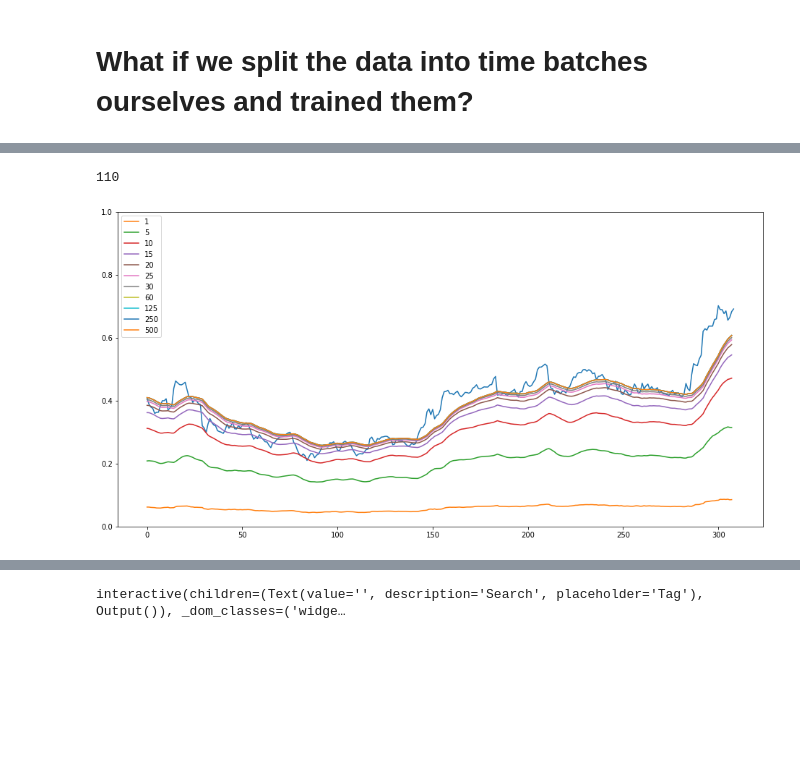
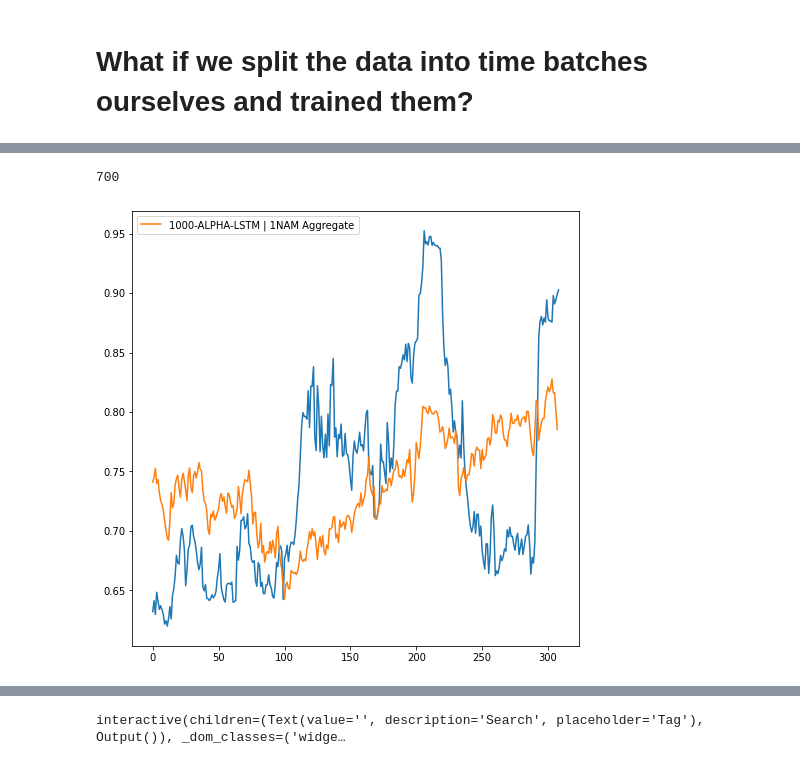
Before and after one commit to maxoflife-student/TAMU-ECEN-404-IFPTSND, a Jupyter notebook: Company_Batch_Playground.ipynb, the cells around one changed output, grey strips where cells are left out. Saved outputs shown, nothing was run; the diff lists cells and outputs as text; code cells hidden in the pictures; blank space fills up the shorter version.

```diff
--- a/Company_Batch_Playground.ipynb
+++ b/Company_Batch_Playground.ipynb
@@ -243,6 +263,8 @@ def split_windows(total, percentages_list):
 # one_y = DMJ.YY_tf[0:2, :]
 one_x = DMJ.XX_tf
 one_y = DMJ.YY_tf
+one_x = DMJ.XX_tf[0:-1, :, :]
+one_y = DMJ.YY_tf[0:-1, :]
 
 # # Given a dataset, let's section off a fifth of the data to be used for testing purposes
 # time_split = [1000, 239,]
@@ -255,16 +277,16 @@ one_y = DMJ.YY_tf
 
 # Given a dataset, let's section off a fifth of the data to be used for testing purposes
 time_split = [90, 710, 239, 199]
-time_split = [55, 25, 20]
-x_train, x_val, x_test = tf.split(one_x, split_windows(one_x.shape[1], time_split),
+time_split = [30, 25, 25, 20]
+x_g, x_train, x_val, x_test = tf.split(one_x, split_windows(one_x.shape[1], time_split),
                                   axis=1)
-y_train, y_val, y_test = tf.split(one_y, split_windows(one_y.shape[1], time_split),
+x_g, y_train, y_val, y_test = tf.split(one_y, split_windows(one_y.shape[1], time_split),
                                   axis=1)
-rr_train, rr_val, rr_test = tf.split(DMJ.RR_tf, split_windows(one_y.shape[1], time_split),
+x_g, rr_train, rr_val, rr_test = tf.split(DMJ.RR_tf, split_windows(one_y.shape[1], time_split),
                                      axis=1)
 
-y_train = y_train[:, -1]
-y_val = y_val[:, -1]
+# y_train = y_train[:, -1]
+# y_val = y_val[:, -1]
 
 # # Once we have the data partitioned, let's split it into 8 sets of 125
 # batch_splits = [1]*8
@@ -288,5 +310,6 @@ y_val = y_val[:, -1]
 # print(x_val[0, 0, 0])
 # print(y_train[0, -1])
 # for set in [x_train, x_g, x_val, x_test]:
-print(x_test.shape)
+print(x_val.shape)
+print(x_train.shape)
 # %% [output]
@@ -412,45 +446,64 @@ for root, dirs, files in os.walk(r'C:\Users\Maxwell\PycharmProjects\TAMU-ECEN-40
 # %%
 # n = 597
 # n = 488
 # n = 161
 # n = 561
 # n = 440
 # n = 200
 # # Argmin
-n = 780
+# n = 780
 
 # n = 876
-n = 110
+# n = 110
+# n = 420
 r = 1
 
-fig, ax = plt.subplots(figsize=(16, 8))
-ax.set_ylim([0,1])
+# n=0
+# n=322
+# n=328
+n=700
+
+fig, ax = plt.subplots(figsize=(8, 8))
+# ax.set_ylim([0,1])
 
 time = tf.concat([x_train, x_val, x_test], axis=1)
 
 # ax = fig.add_subplot()
 for i in range(r):
     print(f'{i+n*r} ', end='')
 #     ax.plot(time[i+n*r, :, 0])
     ax.plot(x_val[i+n*r, :, 0])
+#     ax.plot(E[:, i+n*r], label='Just_RankLoss')
 
-    ax.plot(A[:, i+n*r], label='1')
-    ax.plot(B[:, i+n*r], label='5')
-    ax.plot(C[:, i+n*r], label='10')
-    ax.plot(D[:, i+n*r], label='15')
-    ax.plot(E[:, i+n*r], label='20')
-    ax.plot(F[:, i+n*r], label='25')
-    ax.plot(G[:, i+n*r], label='30')
-    ax.plot(H[:, i+n*r], label='60')
-    ax.plot(I[:, i+n*r], label='125')
-    ax.plot(J[:, i+n*r], label='250')
-    ax.plot(K[:, i+n*r], label='500')
+#     ax.plot(A[:, i+n*r], label='1000-ALPHA-LSTM')
+    ax.plot(B[:, i+n*r], label='1000-ALPHA-LSTM | 1NAM Aggregate')
+#     ax.plot(C[:, i+n*r], label='1000 Alpha 1DenseNam')
+#     ax.plot(D[:, i+n*r], label='1000 Alpha 1DenseNam Full Train')
+#     ax.plot(E[:, i+n*r], label='1Alpha - 0.1DropOut')
+#     ax.plot(F[:, i+n*r], label='1000Alpha - 0.1DropOut')
+#     ax.plot(G[:, i+n*r], label='ReturnSeqStep0')
+#     ax.plot(H[:, i+n*r], label='1000Alpha - 1NAMAGG')
+#     ax.plot(I[:, i+n*r], label='0.5Drop')
+#     ax.plot(J[:, i+n*r], label='250')
+#     ax.plot(K[:, i+n*r], label='1Batch-16Epochs')
     ax.legend()
 # Orange
 # Green
 # Red
 # Purple
 # Brown
+
+# fig, ax = plt.subplots(figsize=(16, 8))
+# # ax.set_ylim([-0.2,0.3])
+# # time = tf.concat([x_train, x_val], axis=1)
+# # ax.plot(time[n, :, 0])
+# # ax.plot(rr_val[n, :])
+# # fig, ax = plt.subplots(figsize=(16, 8))
+# # ax.plot(J[:, i+n*r], label='0.5Drop')
+# ax.plot(H[:, 2], label='1000Alpha - 1NAMAGG')
+# ax.plot(H[:, 4], label='1000Alpha - 1NAMAGG')
+# # ax.plot(H[:, i+3*r], label='1000Alpha - 1NAMAGG')
+# # ax.plot(I[:, i+9*r], label='1000Alpha - 1NAMAGG')
 # %% [output]
-110
+700
-[figure, old version]
+[figure, new version]
```
Also changed, not shown: parts of 19 cells of this notebook, 5 other files.
